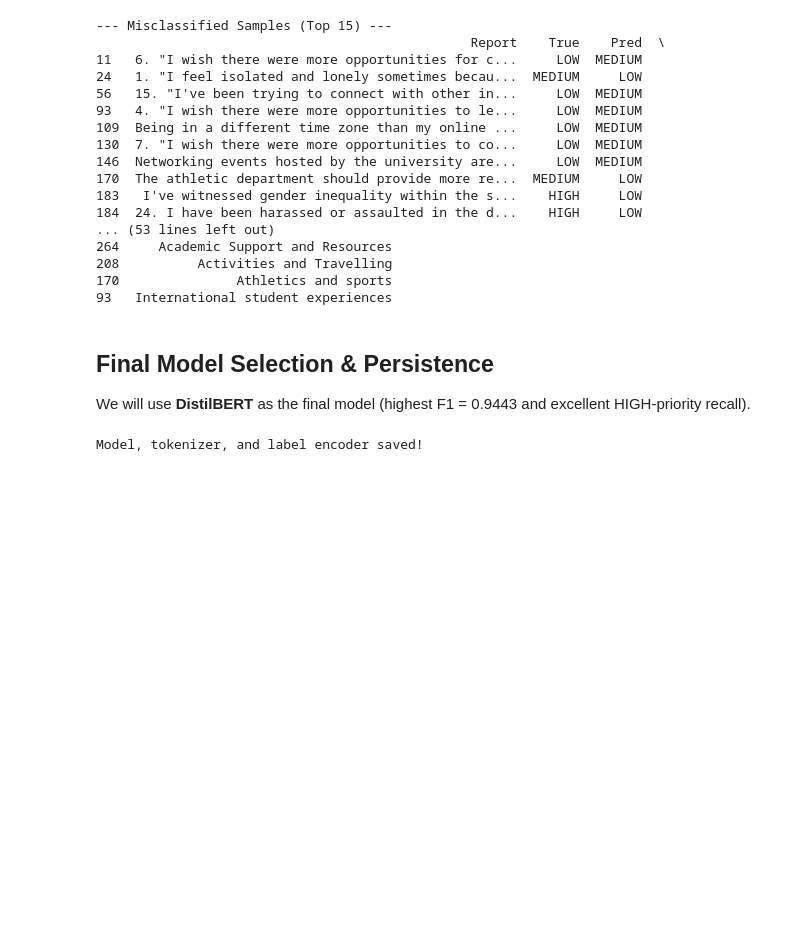
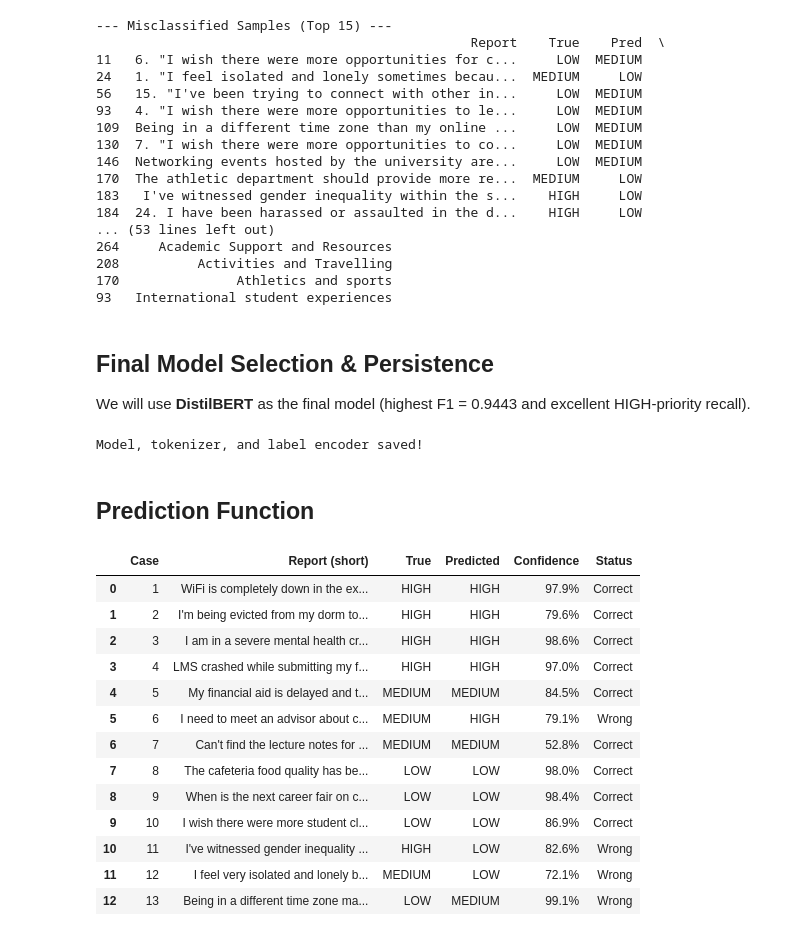
Before and after one commit to nayana-sisil/sentiment-analysis, a Jupyter notebook: Untitled.ipynb, the cells around one changed output. Cells and saved outputs as stored; diff of their text form; code cells hidden in the pictures; blank space fills up the shorter version.

Commit message:
finalizing

```diff
--- a/Untitled.ipynb
+++ b/Untitled.ipynb
@@ -1613,3 +1613,5 @@ joblib.dump(label_encoder, "label_encoder.pkl")
 print("Model, tokenizer, and label encoder saved!")
 # %% [output]
 Model, tokenizer, and label encoder saved!
+# %% [markdown]
+## Prediction Function
@@ -1615,0 +1655,56 @@ Model, tokenizer, and label encoder saved!
+# %%
+test_cases = [
+    # HIGH
+    {"report": "WiFi is completely down in the exam hall right now! I can't take the test.", "true": "HIGH"},
+    {"report": "I'm being evicted from my dorm tomorrow and have nowhere to sleep.", "true": "HIGH"},
+    {"report": "I am in a severe mental health crisis and having suicidal thoughts. Need help now.", "true": "HIGH"},
+    {"report": "LMS crashed while submitting my final project worth 40% of the grade, deadline in 5 minutes.", "true": "HIGH"},
+
+    # MEDIUM
+    {"report": "My financial aid is delayed and tuition is due in one week.", "true": "MEDIUM"},
+    {"report": "I need to meet an advisor about changing my major but no one is responding.", "true": "MEDIUM"},
+    {"report": "Can't find the lecture notes for next week's midterm exam.", "true": "MEDIUM"},
+
+    # LOW
+    {"report": "The cafeteria food quality has been poor lately. Can the menu be improved?", "true": "LOW"},
+    {"report": "When is the next career fair on campus?", "true": "LOW"},
+    {"report": "I wish there were more student club events.", "true": "LOW"},
+
+    # Tricky
+    {"report": "I've witnessed gender inequality and felt unsafe in the dining hall at night.", "true": "HIGH"},
+    {"report": "I feel very isolated and lonely because there are not enough social activities.", "true": "MEDIUM"},
+    {"report": "Being in a different time zone makes it difficult to attend live online classes.", "true": "LOW"},
+]
+
+results = []
+for i, case in enumerate(test_cases):
+    pred, conf, probs = predict_priority(case["report"])
+    correct = "Correct" if pred == case["true"] else "Wrong"
+
+    results.append({
+        "Case": i+1,
+        "Report (short)": case["report"][:75] + "..." if len(case["report"]) > 75 else case["report"],
+        "True": case["true"],
+        "Predicted": pred,
+        "Confidence": f"{conf:.1%}",
+        "Status": correct
+    })
+
+df_results = pd.DataFrame(results)
+
+display(df_results.style.set_properties(**{'text-align': 'left'}))
+# %% [output]
+|  | Case | Report (short) | True | Predicted | Confidence | Status |
+| 0 | 1 | WiFi is completely down in the ex... | HIGH | HIGH | 97.9% | Correct |
+| 1 | 2 | I'm being evicted from my dorm to... | HIGH | HIGH | 79.6% | Correct |
+| 2 | 3 | I am in a severe mental health cr... | HIGH | HIGH | 98.6% | Correct |
+| 3 | 4 | LMS crashed while submitting my f... | HIGH | HIGH | 97.0% | Correct |
+| 4 | 5 | My financial aid is delayed and t... | MEDIUM | MEDIUM | 84.5% | Correct |
+| 5 | 6 | I need to meet an advisor about c... | MEDIUM | HIGH | 79.1% | Wrong |
+| 6 | 7 | Can't find the lecture notes for ... | MEDIUM | MEDIUM | 52.8% | Correct |
+| 7 | 8 | The cafeteria food quality has be... | LOW | LOW | 98.0% | Correct |
+| 8 | 9 | When is the next career fair on c... | LOW | LOW | 98.4% | Correct |
+| 9 | 10 | I wish there were more student cl... | LOW | LOW | 86.9% | Correct |
+| 10 | 11 | I've witnessed gender inequality ... | HIGH | LOW | 82.6% | Wrong |
+| 11 | 12 | I feel very isolated and lonely b... | MEDIUM | LOW | 72.1% | Wrong |
+| 12 | 13 | Being in a different time zone ma... | LOW | MEDIUM | 99.1% | Wrong |
```
Also changed, not shown: parts of 4 cells of this notebook.
